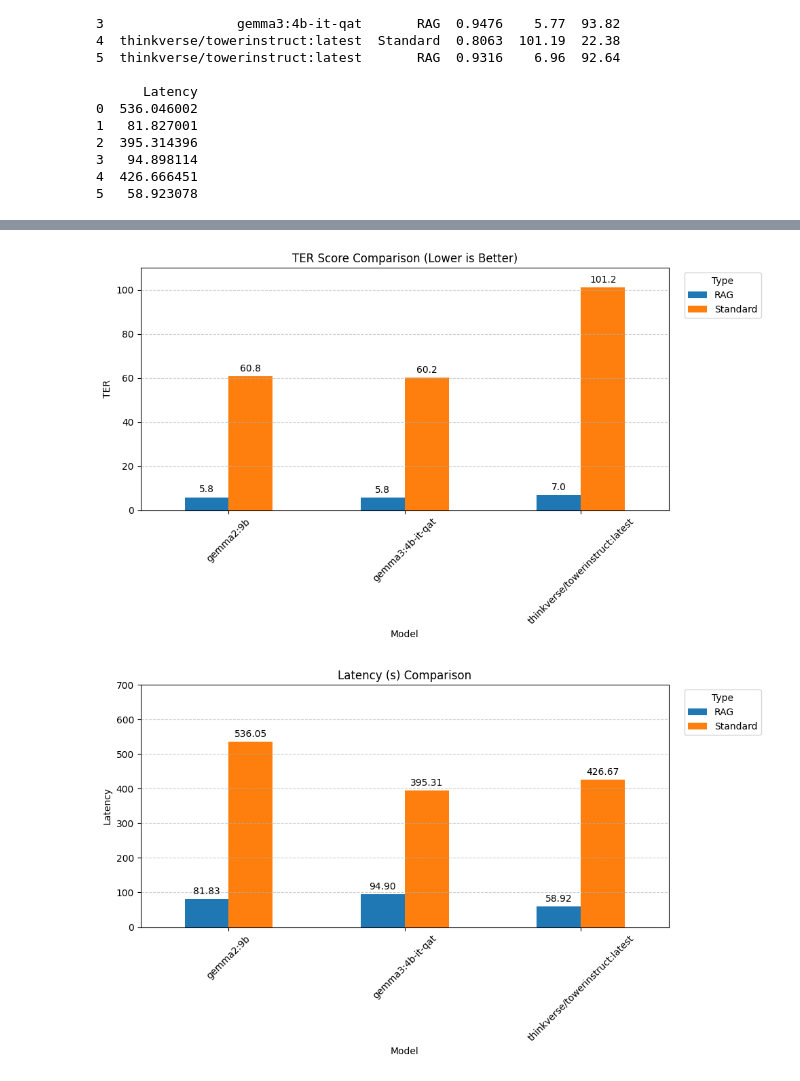
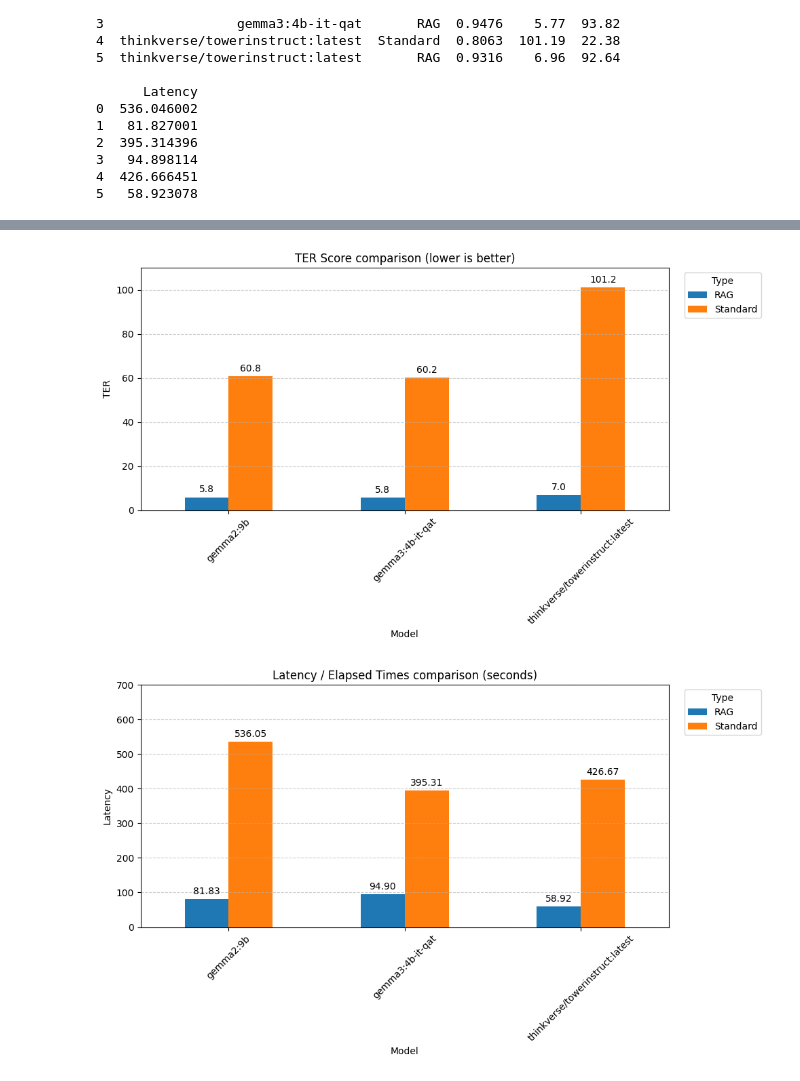
Before and after one commit to jmura84/FOREO_AI_Engineering, a Jupyter notebook: notebooks/llms_evaluation_rag_test.ipynb, the cells around one changed output, grey strips where cells are left out. Drawn from its saved outputs; the diff is of its cells as text; code cells hidden in the pictures.

```diff
--- a/notebooks/llms_evaluation_rag_test.ipynb
+++ b/notebooks/llms_evaluation_rag_test.ipynb
@@ -366,12 +366,12 @@ def plot_metric(df, metric, title):
     plt.tight_layout()
     plt.show()
 # %%
-plot_metric(metrics_df, "COMET", "COMET Score Comparison")
-plot_metric(metrics_df, "BLEU", "BLEU Score Comparison")
-plot_metric(metrics_df, "TER", "TER Score Comparison (Lower is Better)")
-plot_metric(metrics_df, "Latency", "Latency (s) Comparison")
+plot_metric(metrics_df, "COMET", "COMET Score comparison")
+plot_metric(metrics_df, "BLEU", "BLEU Score comparison")
+plot_metric(metrics_df, "TER", "TER Score comparison (lower is better)")
+plot_metric(metrics_df, "Latency", "Latency / Elapsed Times comparison (seconds)")
 # %% [output]
 [figure]
 [figure]
 [figure]
-[figure, old version]
+[figure, new version]
```
